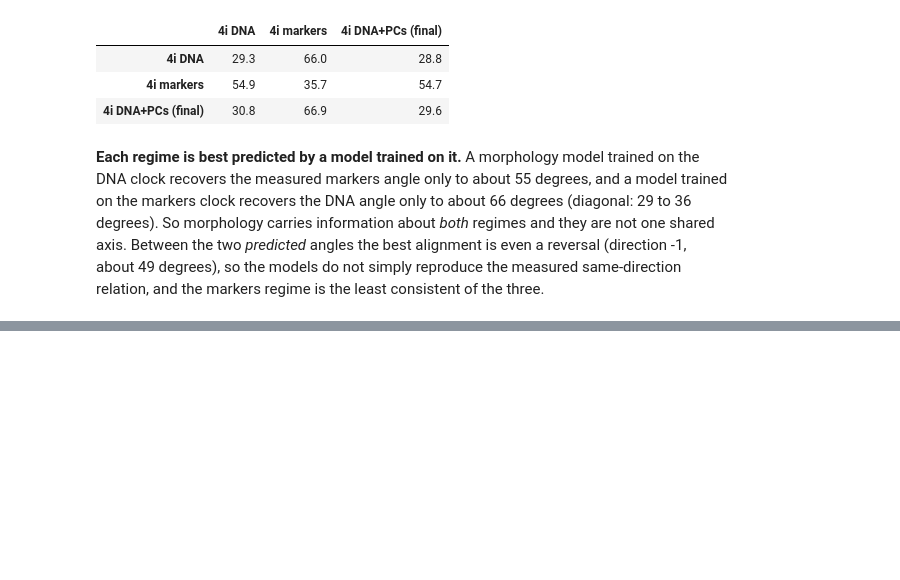
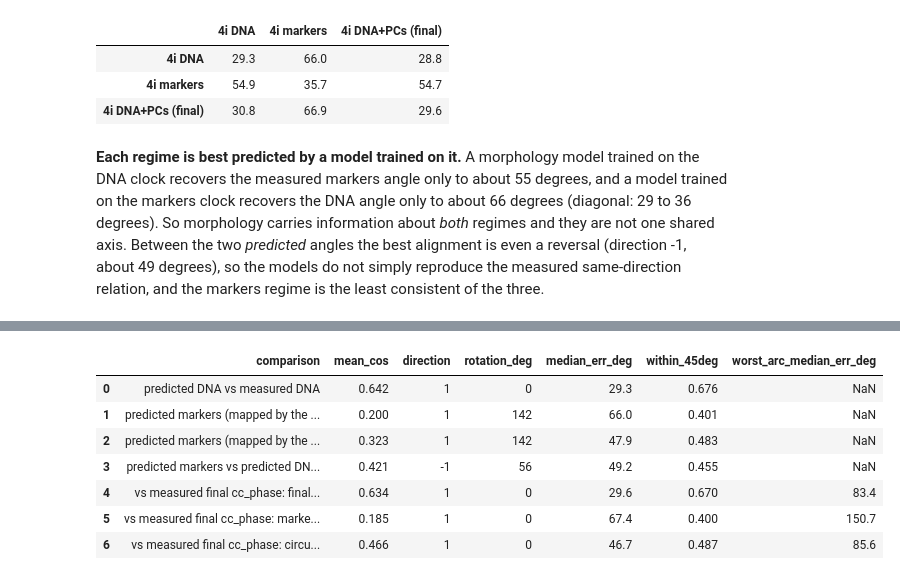
Before and after one commit to talha1369/cytodata-altair-crossmodal, a Jupyter notebook: align_cell_cycle_regimes.ipynb, the cells around one changed output, grey strips where cells are left out. Saved outputs shown, nothing was run; the diff lists cells and outputs as text; code cells hidden in the pictures; blank space fills up the shorter version.

```diff
--- a/align_cell_cycle_regimes.ipynb
+++ b/align_cell_cycle_regimes.ipynb
@@ -298,3 +326,14 @@ consistent of the three.
+# %%
+pd.read_csv(find('cc_predictions_within_ops0077.csv'))
+# %% [output]
+|  | comparison | mean_cos | direction | rotation_deg | median_err_deg | within_45deg | worst_arc_median_err_deg |
+| 0 | predicted DNA vs measured DNA | 0.642 | 1 | 0 | 29.3 | 0.676 | NaN |
+| 1 | predicted markers (mapped by the ... | 0.200 | 1 | 142 | 66.0 | 0.401 | NaN |
+| 2 | predicted markers (mapped by the ... | 0.323 | 1 | 142 | 47.9 | 0.483 | NaN |
+| 3 | predicted markers vs predicted DN... | 0.421 | -1 | 56 | 49.2 | 0.455 | NaN |
+| 4 | vs measured final cc_phase: final... | 0.634 | 1 | 0 | 29.6 | 0.670 | 83.4 |
+| 5 | vs measured final cc_phase: marke... | 0.185 | 1 | 0 | 67.4 | 0.400 | 150.7 |
+| 6 | vs measured final cc_phase: circu... | 0.466 | 1 | 0 | 46.7 | 0.487 | 85.6 |
 # %% [markdown]
 ## Takeaways and next steps
 
```
Also changed, not shown: parts of 5 cells of this notebook, 7 other files.
